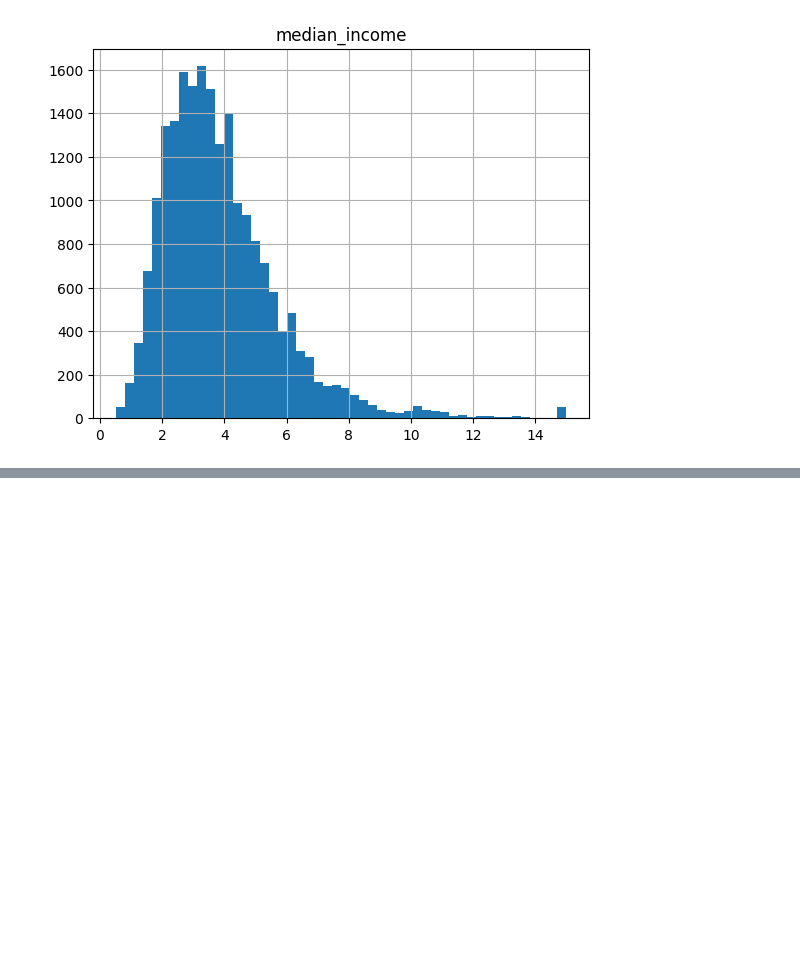
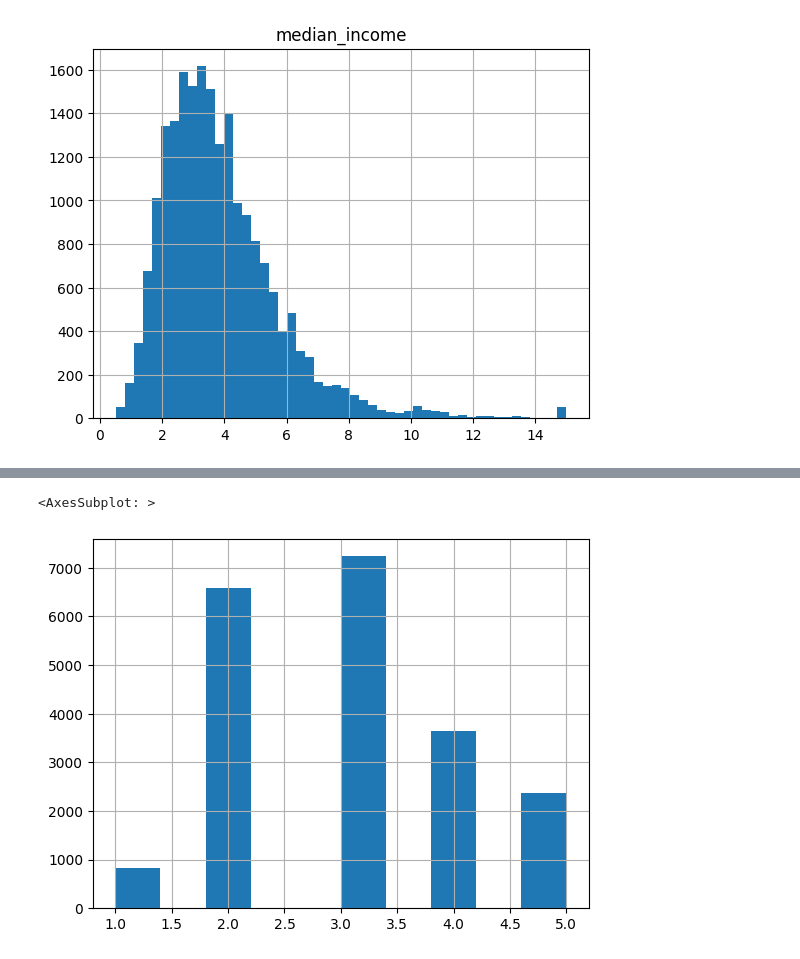
Before and after one commit to simonespa/machine-learning-playground, a Jupyter notebook: notebooks/california_housing_prices/housing.ipynb, the cells around one changed output, grey strips where cells are left out. Cells and saved outputs as stored; diff of their text form; code cells hidden in the pictures; blank space fills up the shorter version.

```diff
--- a/notebooks/california_housing_prices/housing.ipynb
+++ b/notebooks/california_housing_prices/housing.ipynb
@@ -145,0 +147,5 @@ pd.DataFrame(housing[['median_income_group']].value_counts(), columns=['Occurren
+# %%
+housing['median_income_categories'].hist()
+# %% [output]
+<AxesSubplot: >
+[figure, added]
```
Also changed, not shown: parts of 36 cells of this notebook, 1 other file.
